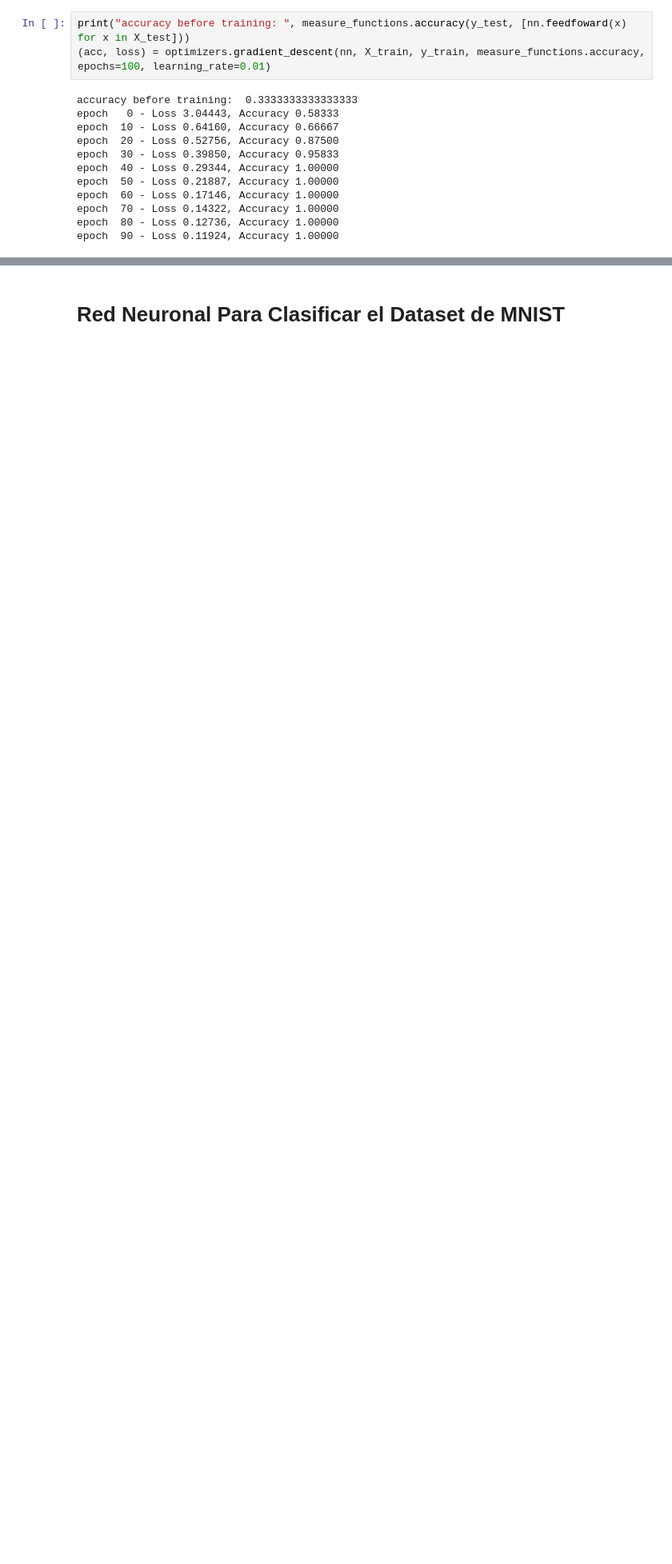
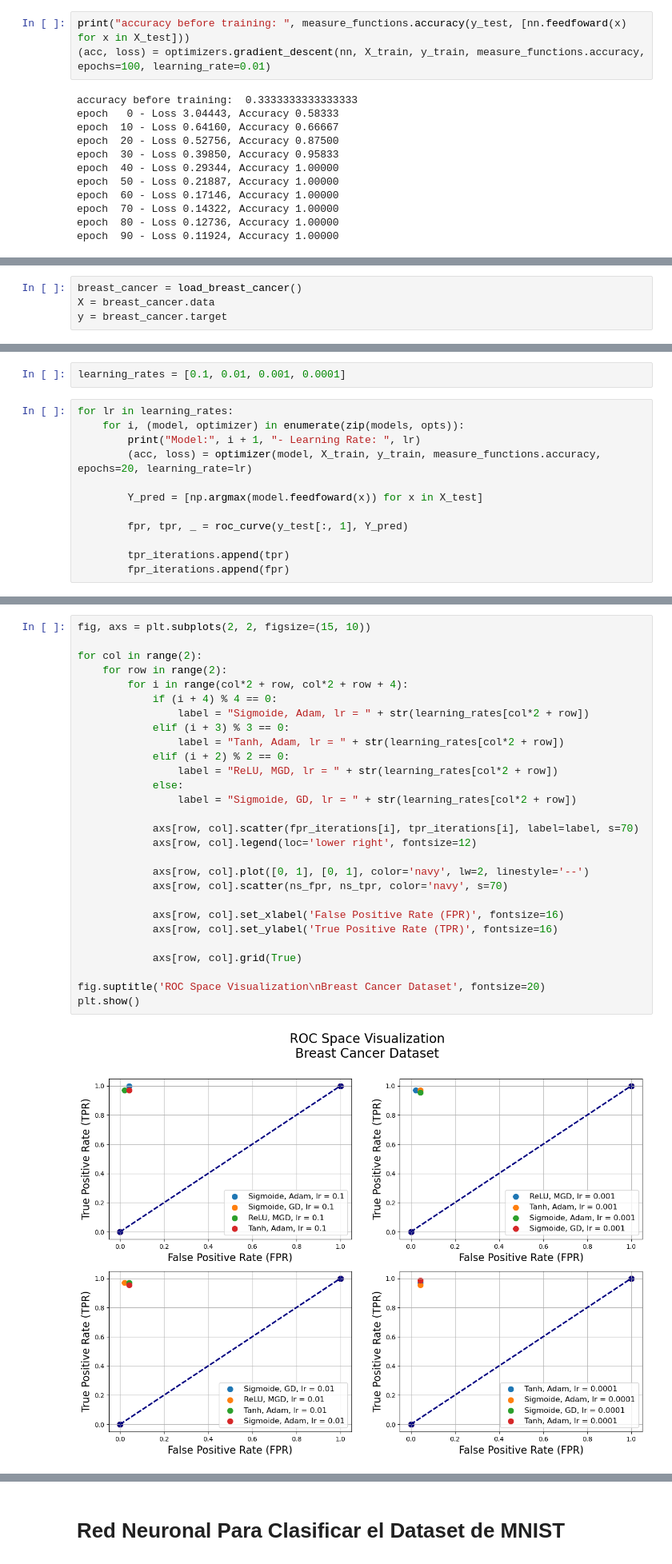
Before and after one commit to ricardocardn/NeuralNetworkImplementation, a Jupyter notebook: tests.ipynb, the cells around one changed output, grey strips where cells are left out. Shown at 80% size. Cells and saved outputs as stored; diff of their text form; blank space fills up the shorter version.

```diff
--- a/tests.ipynb
+++ b/tests.ipynb
@@ -133,0 +147,4 @@ plt.show()
+# %%
+breast_cancer = load_breast_cancer()
+X = breast_cancer.data
+y = breast_cancer.target
@@ -133,0 +307,14 @@ plt.show()
+# %%
+learning_rates = [0.1, 0.01, 0.001, 0.0001]
+# %%
+for lr in learning_rates:
+    for i, (model, optimizer) in enumerate(zip(models, opts)):
+        print("Model:", i + 1, "- Learning Rate: ", lr)
+        (acc, loss) = optimizer(model, X_train, y_train, measure_functions.accuracy, epochs=20, learning_rate=lr)
+
+        Y_pred = [np.argmax(model.feedfoward(x)) for x in X_test]
+
+        fpr, tpr, _ = roc_curve(y_test[:, 1], Y_pred)
+
+        tpr_iterations.append(tpr)
+        fpr_iterations.append(fpr)
@@ -133,0 +343,30 @@ plt.show()
+# %%
+fig, axs = plt.subplots(2, 2, figsize=(15, 10))
+
+for col in range(2):
+    for row in range(2):
+        for i in range(col*2 + row, col*2 + row + 4):
+            if (i + 4) % 4 == 0:
+                label = "Sigmoide, Adam, lr = " + str(learning_rates[col*2 + row])
+            elif (i + 3) % 3 == 0:
+                label = "Tanh, Adam, lr = " + str(learning_rates[col*2 + row])
+            elif (i + 2) % 2 == 0:
+                label = "ReLU, MGD, lr = " + str(learning_rates[col*2 + row])
+            else:
+                label = "Sigmoide, GD, lr = " + str(learning_rates[col*2 + row])
+
+            axs[row, col].scatter(fpr_iterations[i], tpr_iterations[i], label=label, s=70)
+            axs[row, col].legend(loc='lower right', fontsize=12)
+
+            axs[row, col].plot([0, 1], [0, 1], color='navy', lw=2, linestyle='--')
+            axs[row, col].scatter(ns_fpr, ns_tpr, color='navy', s=70)
+
+            axs[row, col].set_xlabel('False Positive Rate (FPR)', fontsize=16)
+            axs[row, col].set_ylabel('True Positive Rate (TPR)', fontsize=16)
+
+            axs[row, col].grid(True)
+
+fig.suptitle('ROC Space Visualization\nBreast Cancer Dataset', fontsize=20)
+plt.show()
+# %% [output]
+[figure, added]
```
Also changed, not shown: parts of 19 cells of this notebook, 6 other files.
